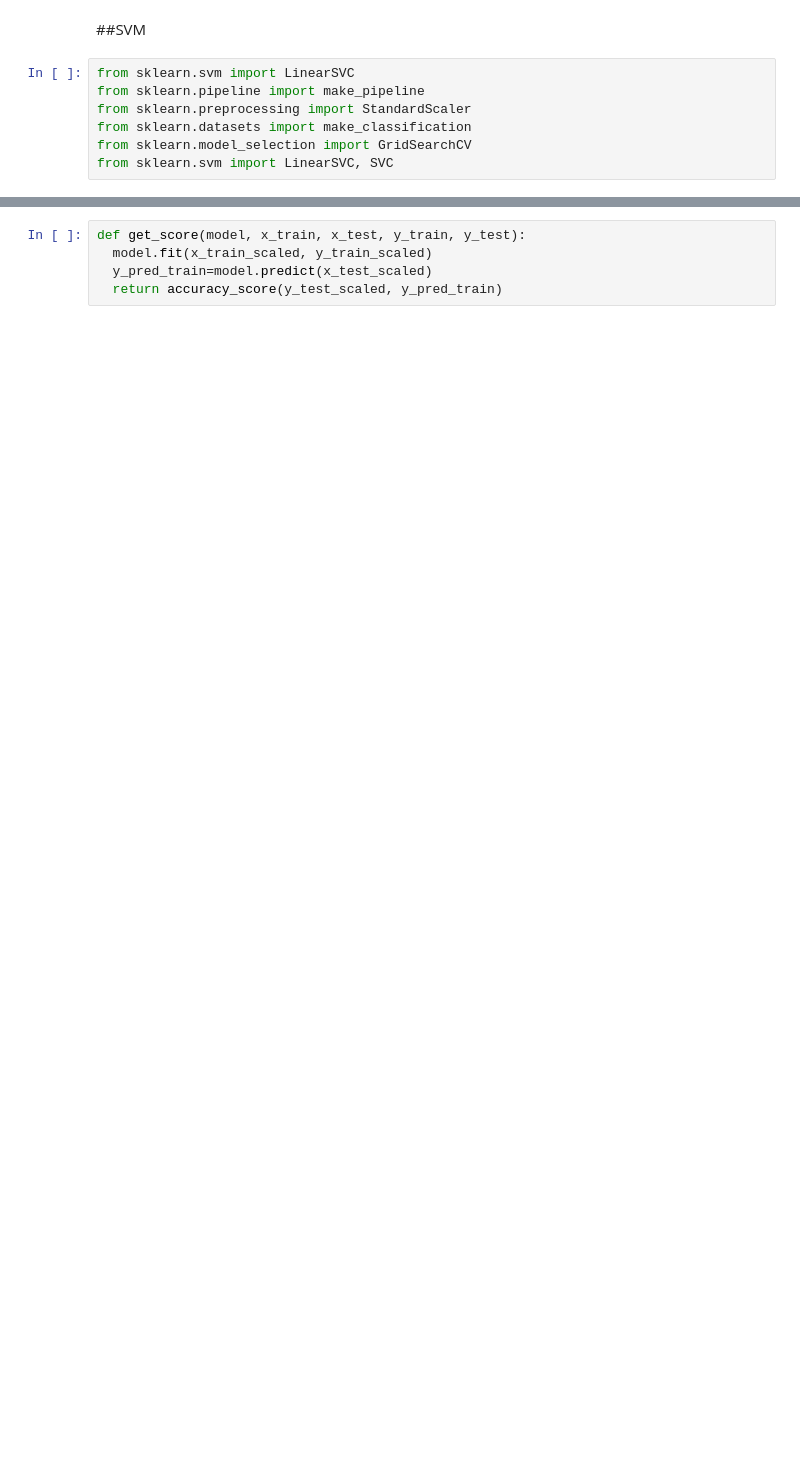
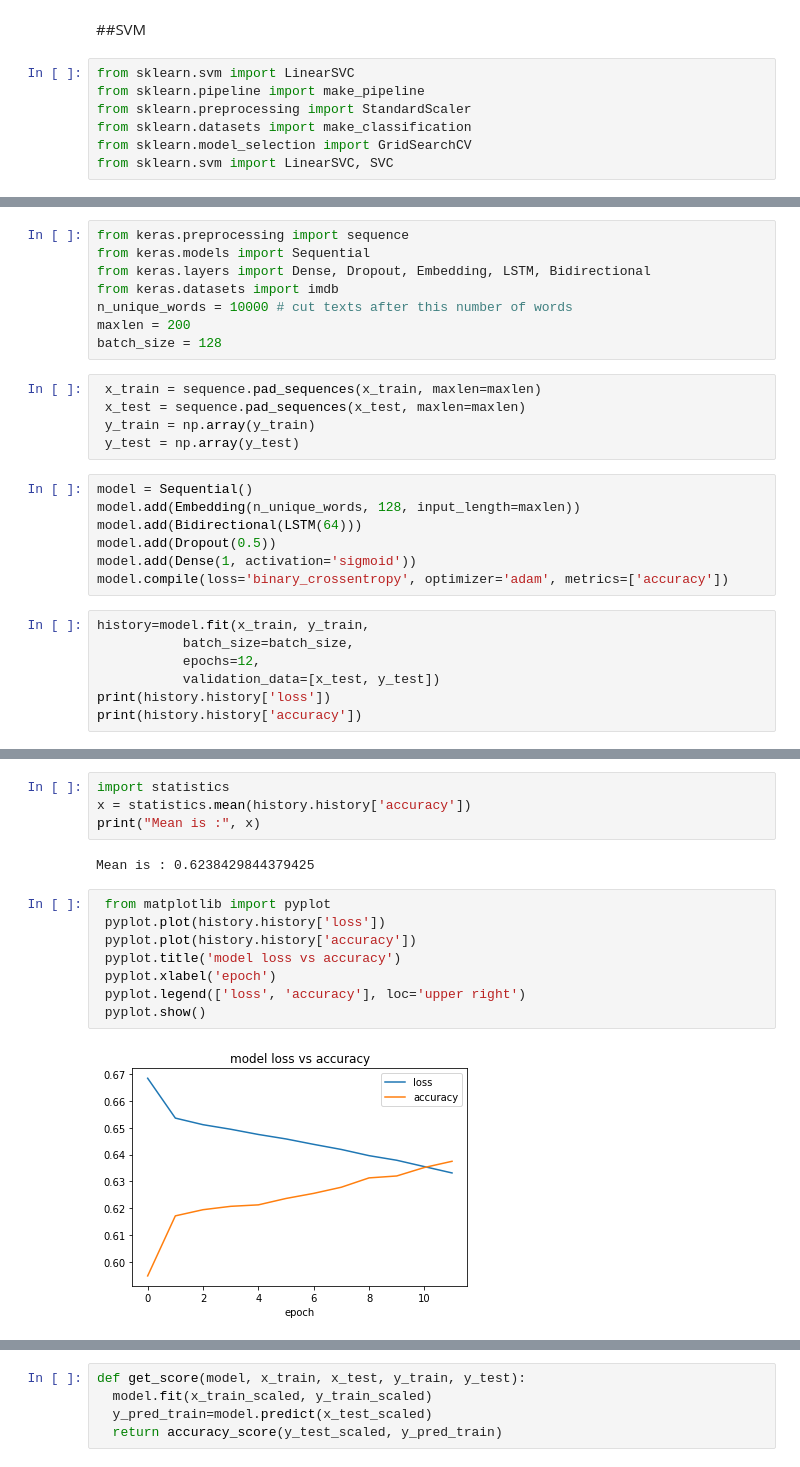
Before and after one commit to Tudou77/Machine-learning-in-basketball-shot-prediciton, a Jupyter notebook: nba.ipynb, the cells around one changed output, grey strips where cells are left out. Cells and saved outputs as stored; diff of their text form; blank space fills up the shorter version.

```diff
--- a/nba.ipynb
+++ b/nba.ipynb
@@ -350,0 +361,27 @@ for score in scores:
+# %%
+from keras.preprocessing import sequence
+from keras.models import Sequential
+from keras.layers import Dense, Dropout, Embedding, LSTM, Bidirectional
+from keras.datasets import imdb
+n_unique_words = 10000 # cut texts after this number of words
+maxlen = 200
+batch_size = 128
+# %%
+ x_train = sequence.pad_sequences(x_train, maxlen=maxlen)
+ x_test = sequence.pad_sequences(x_test, maxlen=maxlen)
+ y_train = np.array(y_train)
+ y_test = np.array(y_test)
+# %%
+model = Sequential()
+model.add(Embedding(n_unique_words, 128, input_length=maxlen))
+model.add(Bidirectional(LSTM(64)))
+model.add(Dropout(0.5))
+model.add(Dense(1, activation='sigmoid'))
+model.compile(loss='binary_crossentropy', optimizer='adam', metrics=['accuracy'])
+# %%
+history=model.fit(x_train, y_train,
+           batch_size=batch_size,
+           epochs=12,
+           validation_data=[x_test, y_test])
+print(history.history['loss'])
+print(history.history['accuracy'])
@@ -351 +406,17 @@ for score in scores:
+# %%
+import statistics
+x = statistics.mean(history.history['accuracy'])
+print("Mean is :", x)
+# %% [output]
+Mean is : 0.6238429844379425
+# %%
+ from matplotlib import pyplot
+ pyplot.plot(history.history['loss'])
+ pyplot.plot(history.history['accuracy'])
+ pyplot.title('model loss vs accuracy')
+ pyplot.xlabel('epoch')
+ pyplot.legend(['loss', 'accuracy'], loc='upper right')
+ pyplot.show()
+# %% [output]
+[figure, added]
 # %% [markdown]
```
Also changed, not shown: parts of 14 cells of this notebook.
